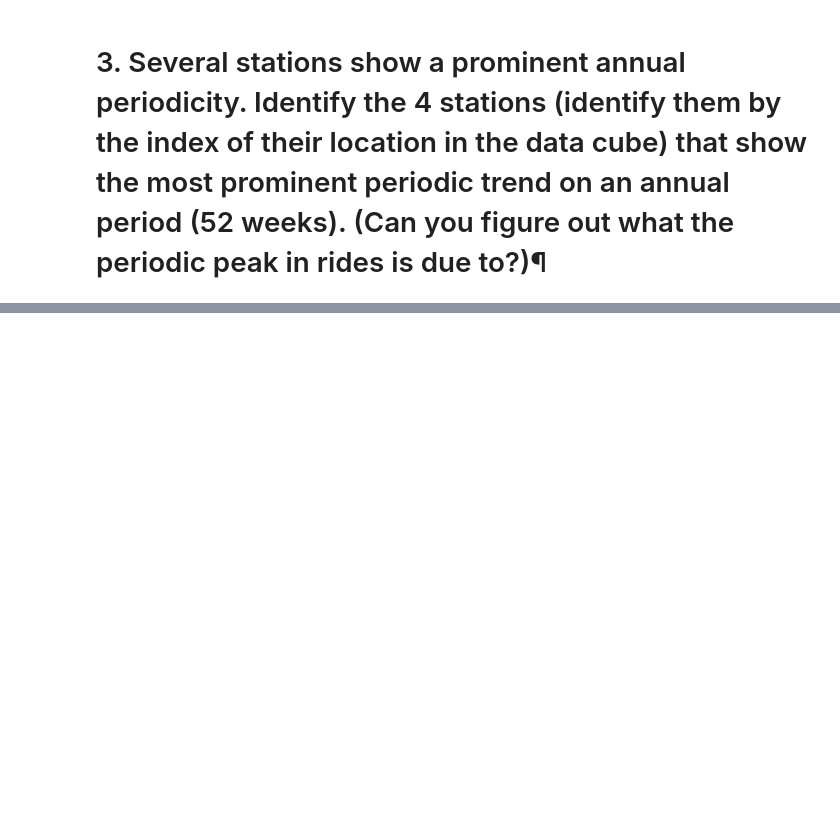
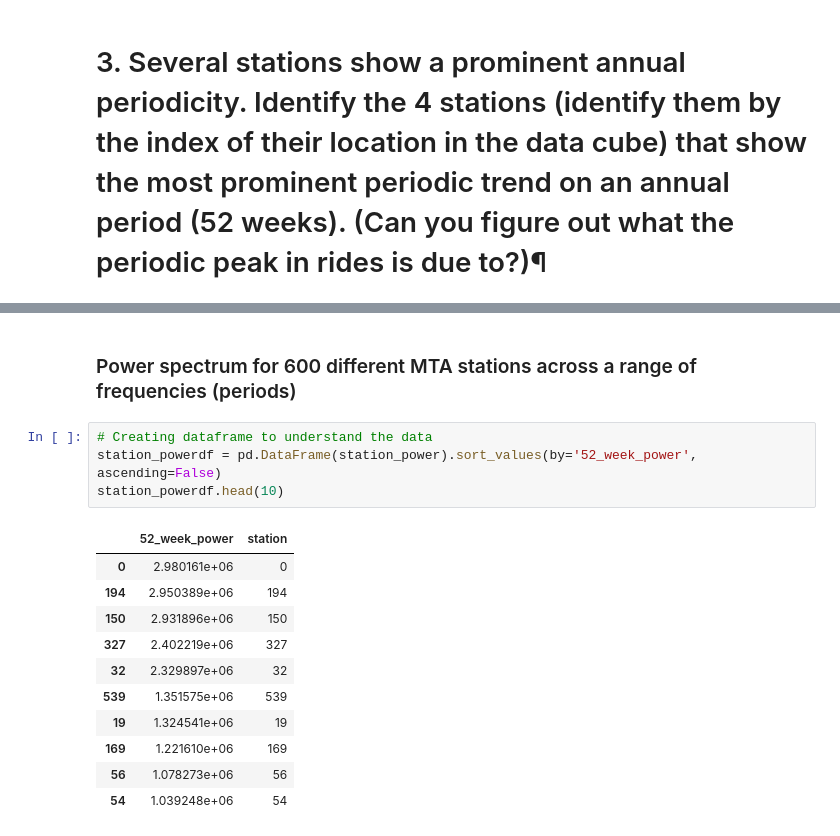
Before and after one commit to aaron-15/PUI2016_ajd629, a Jupyter notebook: HW9_ajd629/HW9_1_ajd629.ipynb, the cells around one changed output, grey strips where cells are left out. Cells and saved outputs as stored; diff of their text form; blank space fills up the shorter version.

```diff
--- a/HW9_ajd629/HW9_1_ajd629.ipynb
+++ b/HW9_ajd629/HW9_1_ajd629.ipynb
@@ -245,0 +288,18 @@ mtaRides.shape
+# %% [markdown]
+### Power spectrum for 600 different MTA stations across a range of frequencies (periods)
+# %%
+# Creating dataframe to understand the data
+station_powerdf = pd.DataFrame(station_power).sort_values(by='52_week_power', ascending=False)
+station_powerdf.head(10)
+# %% [output]
+|  | 52_week_power | station |
+| 0 | 2.980161e+06 | 0 |
+| 194 | 2.950389e+06 | 194 |
+| 150 | 2.931896e+06 | 150 |
+| 327 | 2.402219e+06 | 327 |
+| 32 | 2.329897e+06 | 32 |
+| 539 | 1.351575e+06 | 539 |
+| 19 | 1.324541e+06 | 19 |
+| 169 | 1.221610e+06 | 169 |
+| 56 | 1.078273e+06 | 56 |
+| 54 | 1.039248e+06 | 54 |
```
Also changed, not shown: parts of 8 cells of this notebook.
